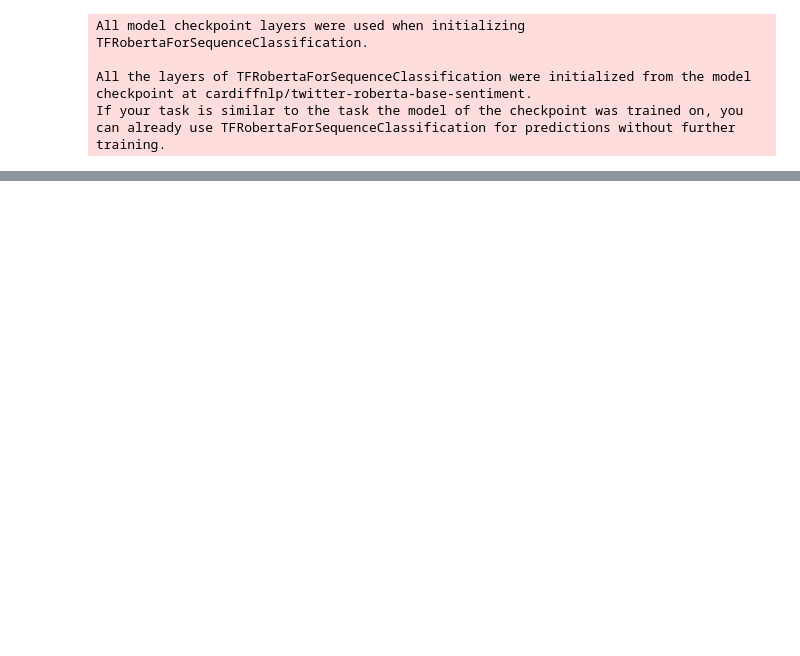
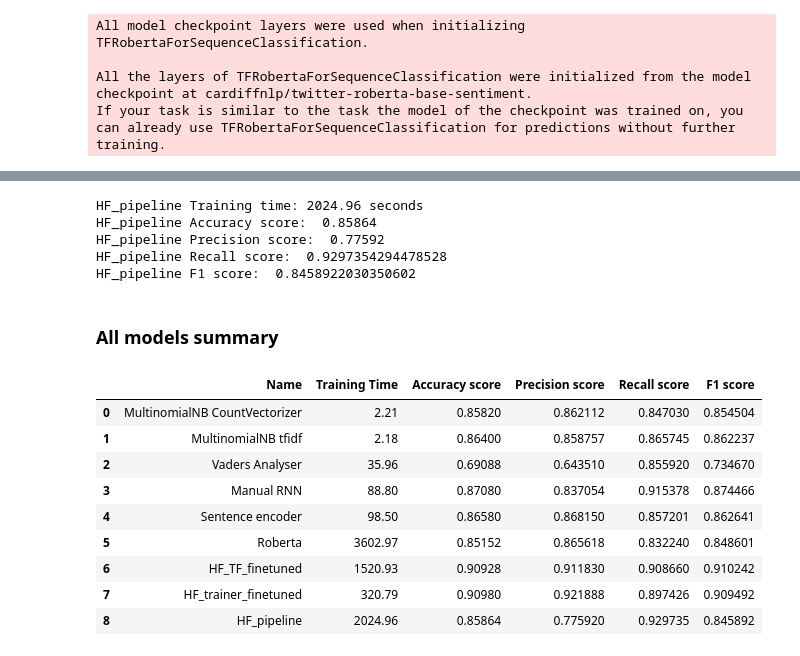
Before and after one commit to CalesSla/NLP_Sentiment_Analysis_mini_projects_V2, a Jupyter notebook: IMDB_reviews_model_selection.ipynb, the cells around one changed output, grey strips where cells are left out. Drawn from its saved outputs; the diff is of its cells as text; code cells hidden in the pictures; blank space fills up the shorter version.

Commit message:
MAJOR ADDITION add Huggingface finetuned models and high level pipeline

```diff
--- a/IMDB_reviews_model_selection.ipynb
+++ b/IMDB_reviews_model_selection.ipynb
@@ -589,12 +521,0 @@ Roberta F1 score:  0.8484032790896855
-# %%
-# Create a DataFrame with a summary for all models and KPIs
-results_dict_list = [MultinomialNB_CountVectorizer_results,
-                     MultinomialNB_tfidf_results,
-                     vader_results,
-                     Manual_RNN_results,
-                     Sentence_encoder_results,
-                     Roberta_results
-                     ]
-
-df = pd.DataFrame(results_dict_list)
-df
@@ -629,0 +826,50 @@ plt.legend().remove()
+# %%
+preds = []
+for result in results:
+  if result[0]['label'] == "POSITIVE":
+    preds.append(1)
+  else:
+    preds.append(0)
+
+# Model evaluation
+print('HF_pipeline Training time: {} seconds'. format(round(HF_pipeline_execution_time, 2)))
+print('HF_pipeline Accuracy score: ', format(accuracy_score(preds, labels)))
+print('HF_pipeline Precision score: ', format(precision_score(preds, labels)))
+print('HF_pipeline Recall score: ', format(recall_score(preds, labels)))
+print('HF_pipeline F1 score: ', format(f1_score(preds, labels)))
+
+# Model evaluation dictionary
+HF_pipeline_results = {'Name': "HF_pipeline",
+                 "Training Time": round(HF_pipeline_execution_time, 2),
+                 "Accuracy score": accuracy_score(preds, labels),
+                 "Precision score": precision_score(preds, labels),
+                 "Recall score": recall_score(preds, labels),
+                 "F1 score": f1_score(preds, labels)}
+# %% [output]
+HF_pipeline Training time: 2024.96 seconds
+HF_pipeline Accuracy score:  0.85864
+HF_pipeline Precision score:  0.77592
+HF_pipeline Recall score:  0.9297354294478528
+HF_pipeline F1 score:  0.8458922030350602
+# %% [markdown]
+### All models summary
+# %%
+# Create a DataFrame with a summary for all models and KPIs
+
+file_name = "results_dict_list.pkl"
+
+with open(file_name, 'rb') as f:
+    results_dict_list = pickle.load(f)
+df = pd.DataFrame(results_dict_list)
+df
+# %% [output]
+|  | Name | Training Time | Accuracy score | Precision score | Recall score | F1 score |
+| 0 | MultinomialNB CountVectorizer | 2.21 | 0.85820 | 0.862112 | 0.847030 | 0.854504 |
+| 1 | MultinomialNB tfidf | 2.18 | 0.86400 | 0.858757 | 0.865745 | 0.862237 |
+| 2 | Vaders Analyser | 35.96 | 0.69088 | 0.643510 | 0.855920 | 0.734670 |
+| 3 | Manual RNN | 88.80 | 0.87080 | 0.837054 | 0.915378 | 0.874466 |
+| 4 | Sentence encoder | 98.50 | 0.86580 | 0.868150 | 0.857201 | 0.862641 |
+| 5 | Roberta | 3602.97 | 0.85152 | 0.865618 | 0.832240 | 0.848601 |
+| 6 | HF_TF_finetuned | 1520.93 | 0.90928 | 0.911830 | 0.908660 | 0.910242 |
+| 7 | HF_trainer_finetuned | 320.79 | 0.90980 | 0.921888 | 0.897426 | 0.909492 |
+| 8 | HF_pipeline | 2024.96 | 0.85864 | 0.775920 | 0.929735 | 0.845892 |
```
Also changed, not shown: parts of 39 cells of this notebook, 3 other files.
